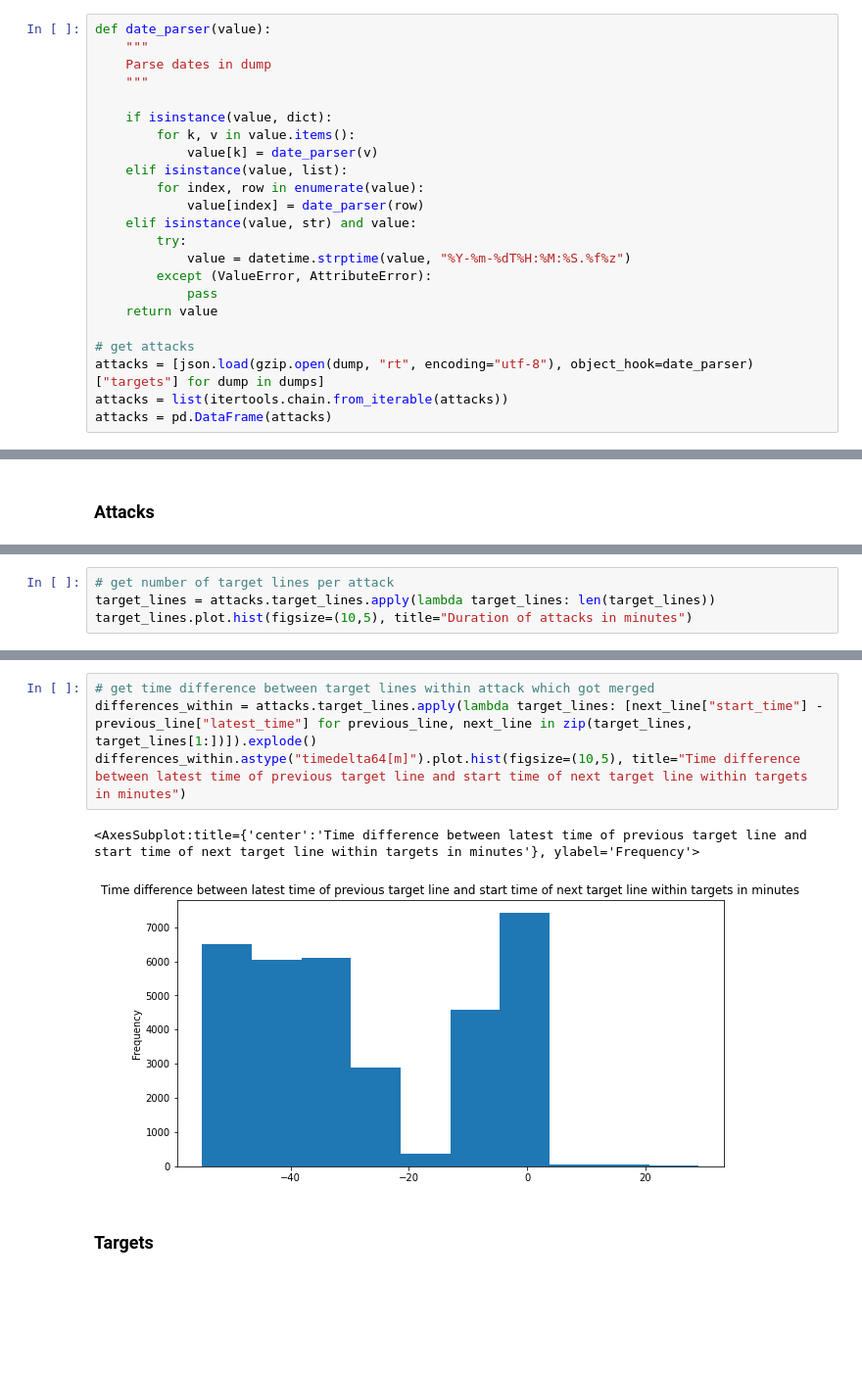
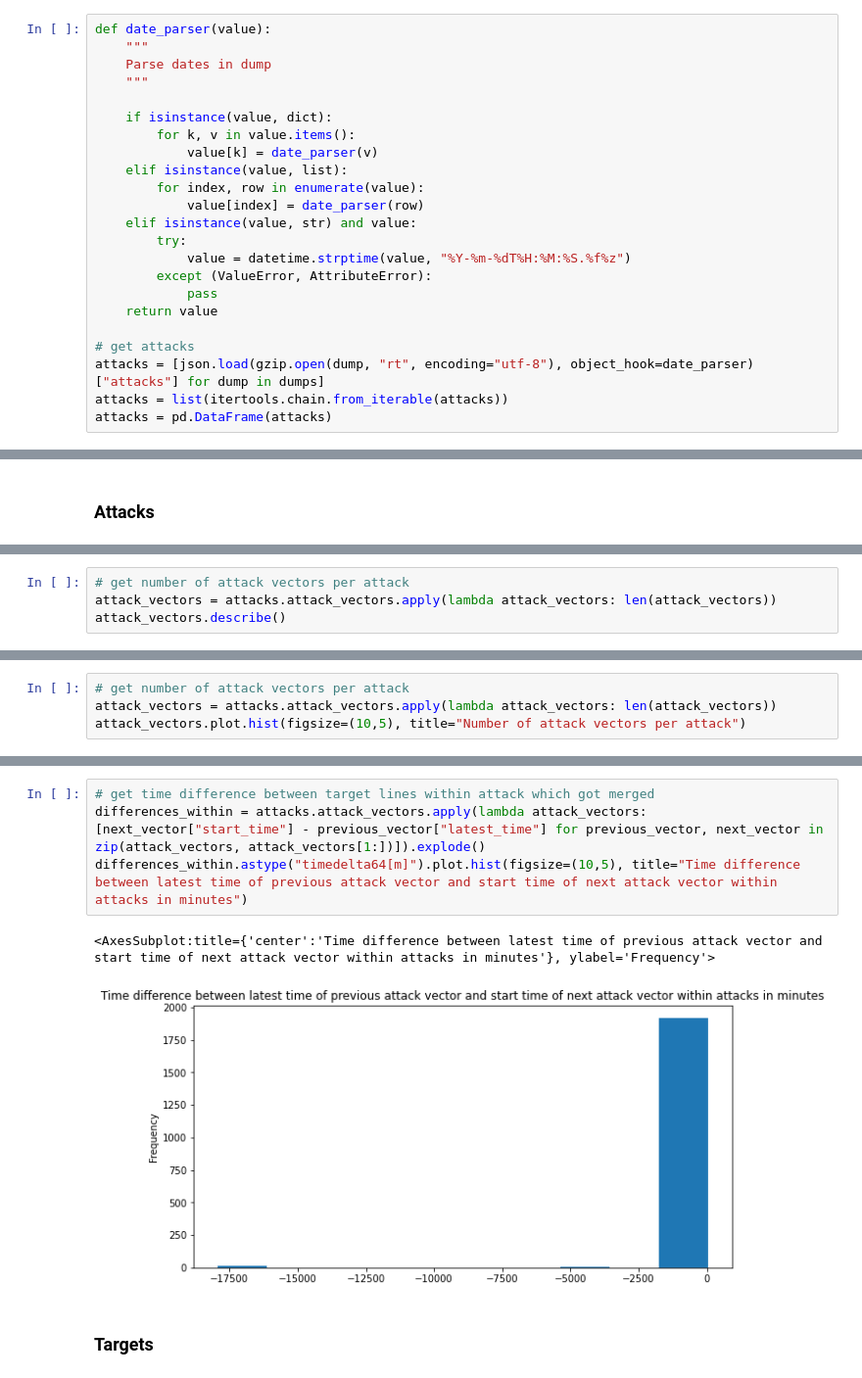
Before and after one commit to CAIDA/rsdos-crawler, a Jupyter notebook: docs/notebook-analyze.ipynb, the cells around one changed output, grey strips where cells are left out. Shown: that part at 98% size. Cells and saved outputs as stored; diff of their text form; blank space fills up the shorter version.

```diff
--- a/docs/notebook-analyze.ipynb
+++ b/docs/notebook-analyze.ipynb
@@ -39,7 +42,7 @@ def date_parser(value):
     return value
 
 # get attacks
-attacks = [json.load(gzip.open(dump, "rt", encoding="utf-8"), object_hook=date_parser)["targets"] for dump in dumps]
+attacks = [json.load(gzip.open(dump, "rt", encoding="utf-8"), object_hook=date_parser)["attacks"] for dump in dumps]
 attacks = list(itertools.chain.from_iterable(attacks))
 attacks = pd.DataFrame(attacks)
 # %% [markdown]
@@ -74,0 +106,4 @@ durations.astype("timedelta64[m]").plot.hist(figsize=(10,5), title="Duration of
+# %%
+# get number of attack vectors per attack
+attack_vectors = attacks.attack_vectors.apply(lambda attack_vectors: len(attack_vectors))
+attack_vectors.describe()
@@ -75,5 +120,5 @@ durations.astype("timedelta64[m]").plot.hist(figsize=(10,5), title="Duration of
 # %%
-# get number of target lines per attack
-target_lines = attacks.target_lines.apply(lambda target_lines: len(target_lines))
-target_lines.plot.hist(figsize=(10,5), title="Duration of attacks in minutes")
+# get number of attack vectors per attack
+attack_vectors = attacks.attack_vectors.apply(lambda attack_vectors: len(attack_vectors))
+attack_vectors.plot.hist(figsize=(10,5), title="Number of attack vectors per attack")
 # %% [output]
@@ -82,10 +127,10 @@ target_lines.plot.hist(figsize=(10,5), title="Duration of attacks in minutes")
 # %%
 # get time difference between target lines within attack which got merged
-differences_within = attacks.target_lines.apply(lambda target_lines: [next_line["start_time"] - previous_line["latest_time"] for previous_line, next_line in zip(target_lines, target_lines[1:])]).explode()
-differences_within.astype("timedelta64[m]").plot.hist(figsize=(10,5), title="Time difference between latest time of previous target line and start time of next target line within targets in minutes")
+differences_within = attacks.attack_vectors.apply(lambda attack_vectors: [next_vector["start_time"] - previous_vector["latest_time"] for previous_vector, next_vector in zip(attack_vectors, attack_vectors[1:])]).explode()
+differences_within.astype("timedelta64[m]").plot.hist(figsize=(10,5), title="Time difference between latest time of previous attack vector and start time of next attack vector within attacks in minutes")
 # %% [output]
-<AxesSubplot:title={'center':'Time difference between latest time of previous target line and start time of next target line within targets in minutes'}, ylabel='Frequency'>
+<AxesSubplot:title={'center':'Time difference between latest time of previous attack vector and start time of next attack vector within attacks in minutes'}, ylabel='Frequency'>
-[figure, old version]
+[figure, new version]
 # %% [markdown]
 ### Targets
 # %%
```
Also changed, not shown: parts of 26 cells of this notebook, 2 other files.
